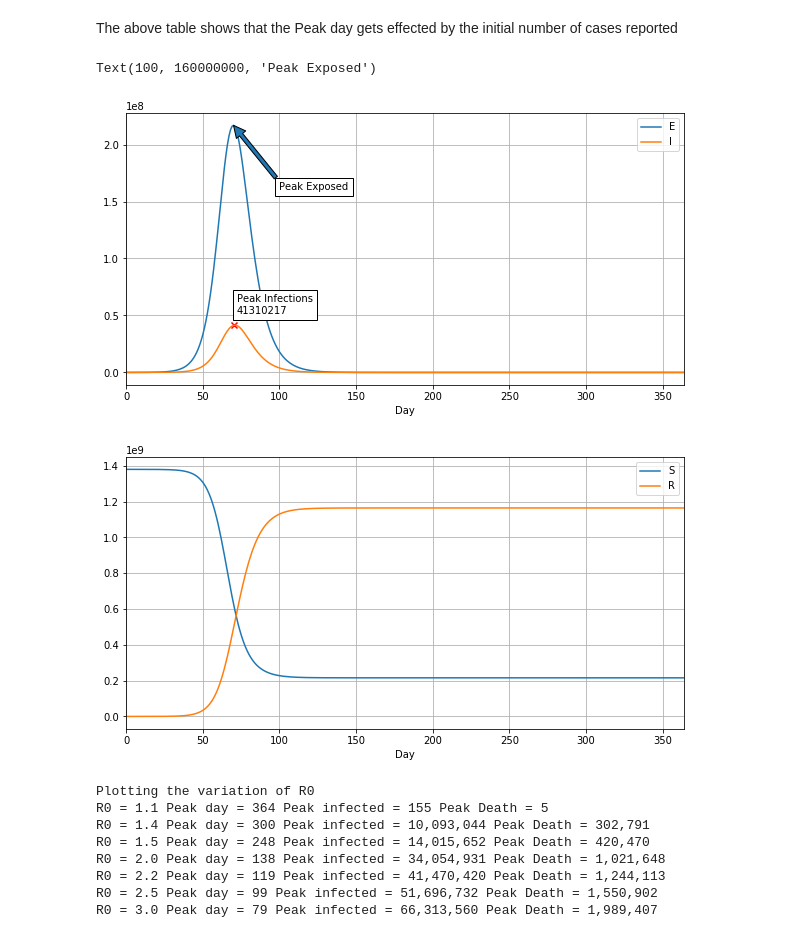
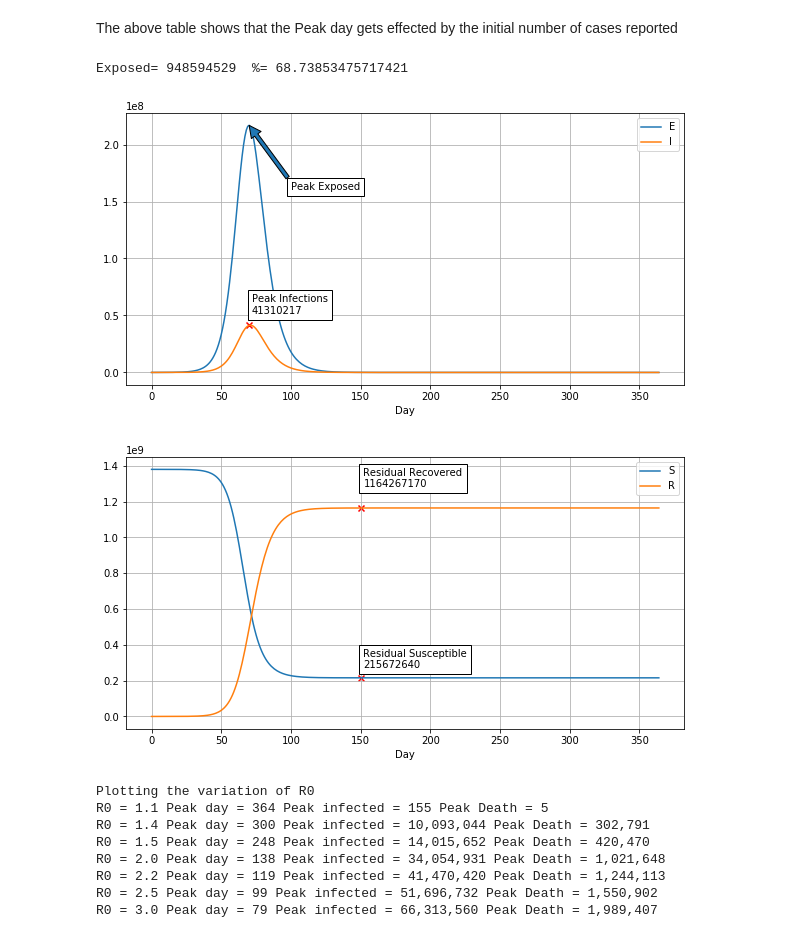
Before and after one commit to VICS-CORE/stats, a Jupyter notebook: 05_SEIR_simple.ipynb, the cells around one changed output. Drawn from its saved outputs; the diff is of its cells as text; code cells hidden in the pictures.

```diff
--- a/05_SEIR_simple.ipynb
+++ b/05_SEIR_simple.ipynb
@@ -62,43 +62,90 @@ ax1 = r.plot(
     grid = True,
     figsize = (10, 5)
 )
 
-# Scales are different hence plotting separately
-ax2 = r.plot(
-    x = "Day",
-    y = ["S", "R"],
-    grid = True,
-    figsize = (10, 5)
-)
 
 # textbox
 peakx = 70
 ax1.text(
     peakx + 2,
     r['I'].iloc[peakx] * 1.25,
     "Peak Infections\n" + str(int(r['I'].iloc[peakx])),
     bbox={'facecolor':'white'}
 )
 # red cross
 ax1.scatter(
     [peakx],
     [r['I'].iloc[peakx]],
     c='red',
     marker='x'
 )
 
 # arrow
 ax1.annotate(
     "Peak Exposed",
     xy=(70, r['E'].iloc[70]),
     xytext=(100, 160000000),
     arrowprops={},
     bbox={'facecolor':'white'}
 )
+
+# Scales are different hence plotting separately
+ax2 = r.plot(
+    x = "Day",
+    y = ["S", "R"],
+    grid = True,
+    figsize = (10, 5)
+)
+
+settledx = 150
+residualS = r['S'].iloc[settledx]
+residualR = r['R'].iloc[settledx]
+# red cross
+ax2.scatter(
+    [settledx],
+    [residualS],
+    c='red',
+    marker='x'
+)
+
+
+ax2.text(
+    settledx + 2,
+    residualS * 1.25,
+    "Residual Susceptible\n" + str(int(residualS)),
+    bbox={'facecolor':'white'}
+)
+
+# red cross
+ax2.scatter(
+    [settledx],
+    [residualR],
+    c='red',
+    marker='x'
+)
+
+
+ax2.text(
+    settledx + 2,
+    residualR * 1.1,
+    "Residual Recovered\n" + str(int(residualR)),
+    bbox={'facecolor':'white'}
+)
+
+Exposed=residualR-residualS
+print("Exposed=", int(Exposed), " %=", (Exposed/population)*100)
+# # arrow
+# ax1.annotate(
+#     "Peak Exposed",
+#     xy=(70, r['E'].iloc[70]),
+#     xytext=(100, 160000000),
+#     arrowprops={},
+#     bbox={'facecolor':'white'}
+# )
 # %% [output]
-Text(100, 160000000, 'Peak Exposed')
+Exposed= 948594529  %= 68.73853475717421
-[figure, old version]
+[figure, new version]
-[figure, old version]
+[figure, new version]
 # %%
 print("Plotting the variation of R0")
 for Rt in [1.1,1.4,1.5,2.0,2.2,2.5,3.0]:
```
Also changed, not shown: parts of 1 cell of this notebook, 1 other file.
